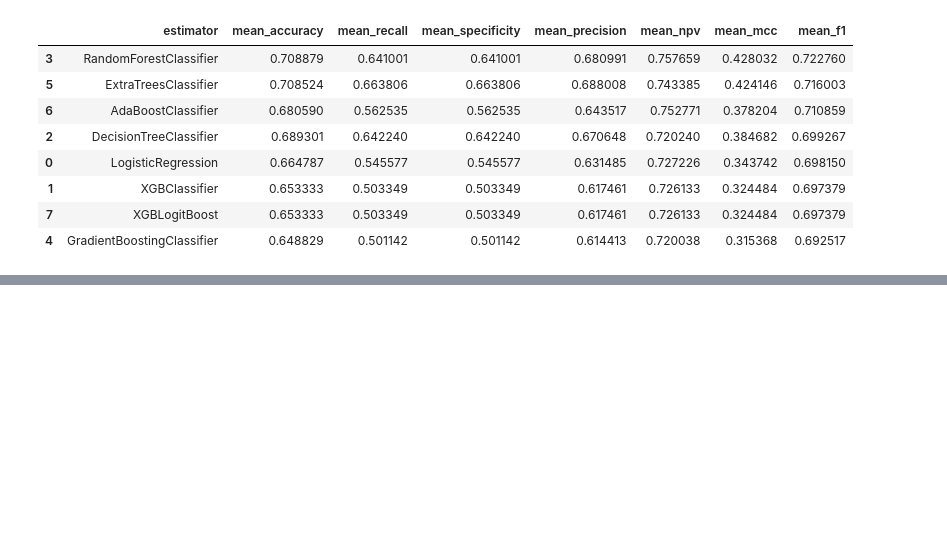
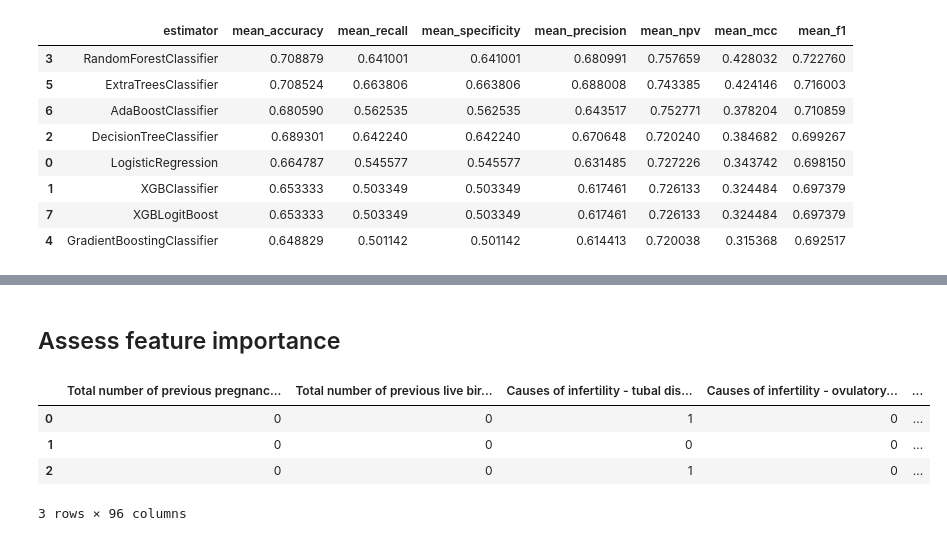
Before and after one commit to pswhdev/ivf-success-predictor, a Jupyter notebook: jupyter_notebooks/05 - Modeling and Evaluation Predict Success.ipynb, the cells around one changed output, grey strips where cells are left out. Cells and saved outputs as stored; diff of their text form; code cells hidden in the pictures; blank space fills up the shorter version.

```diff
--- a/jupyter_notebooks/05 - Modeling and Evaluation Predict Success.ipynb
+++ b/jupyter_notebooks/05 - Modeling and Evaluation Predict Success.ipynb
@@ -855,0 +914,10 @@ Evaluate the results of all tested models using standard Hyperparameters and ass
+# %% [markdown]
+## Assess feature importance
+# %%
+X_train.head(3)
+# %% [output]
+|  | Total number of previous pregnanc... | Total number of previous live bir... | Causes of infertility - tubal dis... | Causes of infertility - ovulatory... | ... |
+| 0 | 0 | 0 | 1 | 0 | ... |
+| 1 | 0 | 0 | 0 | 0 | ... |
+| 2 | 0 | 0 | 1 | 0 | ... |
+3 rows × 96 columns
```
Also changed, not shown: parts of 23 cells of this notebook, 3 other files.
